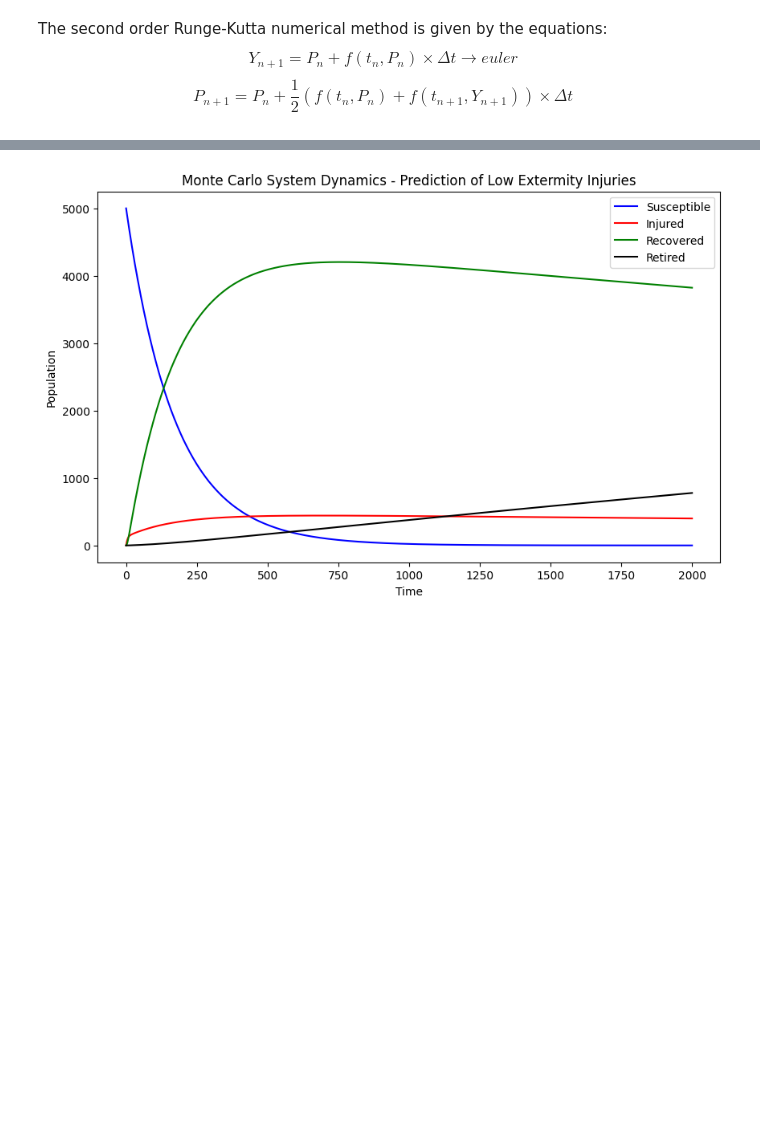
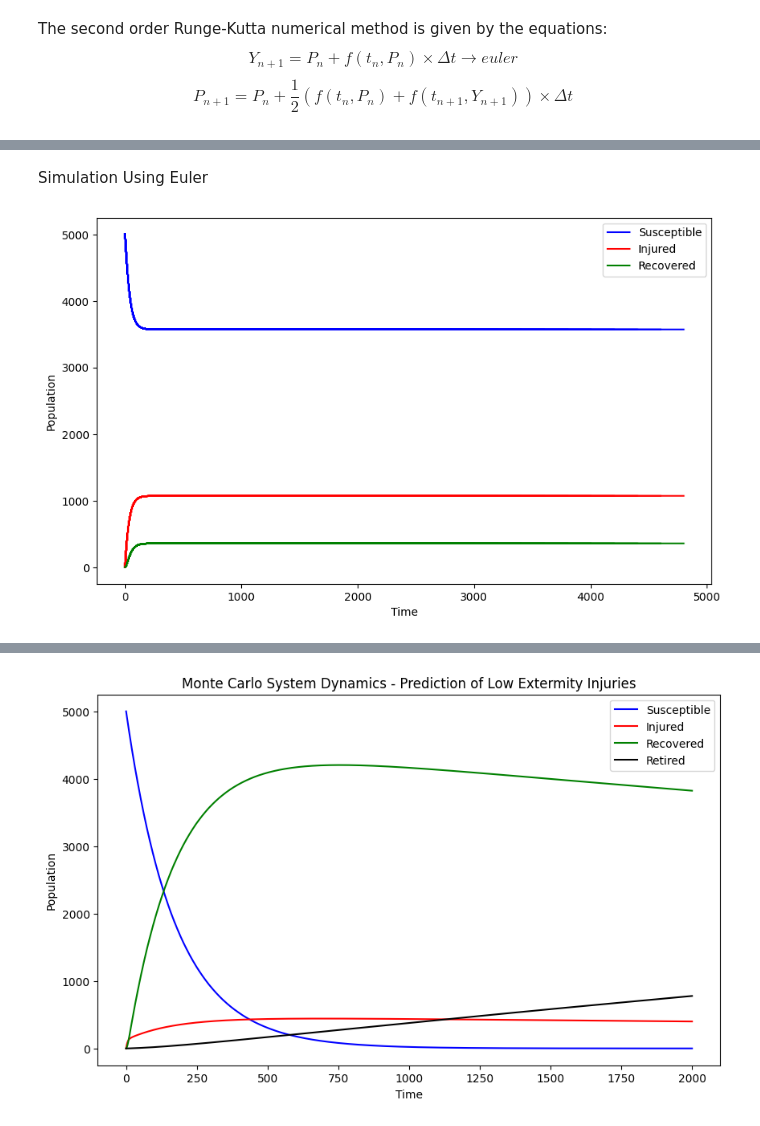
Before and after one commit to zeyadmohaymen/injury-dynamics-model, a Jupyter notebook: src/simulations.ipynb, the cells around one changed output, grey strips where cells are left out. Saved outputs shown, nothing was run; the diff lists cells and outputs as text; code cells hidden in the pictures; blank space fills up the shorter version.

Commit message:
added simulations for a a simple model and a complex model

```diff
--- a/src/simulations.ipynb
+++ b/src/simulations.ipynb
@@ -88,15 +21,17 @@ Euler's numerical method is given by the equation: $$P_{n+1}=P_n+f(t_n,P_n) \tim
 def euler(f, y, dt):
         return y + dt * f
 # %%
-def euler_step(sus, inj, rec, ret, *args):
+def euler_step(model, dt, sus, inj, rec, ret = None, *args):
 
     # Evaluate f(t, P) for all stocks
-    new_susceptible, new_injured, new_recovered, new_retired = injury_model(sus, inj, rec, ret, *args)
+    new_susceptible, new_injured, new_recovered, new_retired = model(sus, inj, rec, *args)
 
     # Compute derivatives using Euler's method
     sus = euler(new_susceptible, sus, dt)
     inj = euler(new_injured, inj, dt)
     rec = euler(new_recovered, rec, dt)
-    ret = euler(new_retired, ret, dt)
+    if ret is not None:
+        ret = euler(new_retired, ret, dt)
+    else: ret = None
 
     return sus, inj, rec, ret
@@ -170,0 +148,13 @@ def runge_kutta_step(sus, inj, rec, ret):
+# %%
+dt, simulation_length, injury_rate, training_rate, rehabilitation_rate, retire_rate, susceptible, injured, recovered, retired = dt_slider.value, simulation_length_slider.value, injury_rate_slider.value, training_rate_slider.value, rehabilitation_rate_slider.value, retire_rate_slider.value, susceptible_slider.value, 0, 0, 0
+
+return_to_training_rate, reaction_time, strength, flexibility, balance, fatigue_rate, neurocondition, workload, shoe_quality, humidity, temperature, risk_exposure_rate_in_games_and_practice, decline_in_core_stability_rate = return_to_training_slider.value, reaction_time_slider.value, strength_slider.value, flexibility_slider.value, balance_slider.value, fatigue_slider.value, neurocondition_slider.value, workload_slider.value, shoe_quality_slider.value, humidity_slider.value, temperature_slider.value, risk_exposure_rate_slider.value, decline_in_core_stability_slider.value
+
+temperature = temperature / (40 - 20)
+quality_of_movement = strength * flexibility * balance * fatigue_rate * neurocondition
+internal_risk_sus = reaction_time * quality_of_movement
+internal_risk_rec = reaction_time * quality_of_movement * decline_in_core_stability_rate
+
+surface_quality = humidity * temperature
+quality_of_shoe_surface_interaction = surface_quality * shoe_quality
+external_risk = workload * quality_of_shoe_surface_interaction
@@ -171 +165,8 @@ def runge_kutta_step(sus, inj, rec, ret):
+# %%
+def update_plot(ax, sus, inj, rec, ret = None):
+    clear_output(wait=True)
+    ax.plot(sus, label='Susceptible', color='blue')
+    ax.plot(inj, label='Injured', color='red')
+    ax.plot(rec, label='Recovered', color='green')
+    if ret is not None: ax.plot(ret, label='Retired', color='black')
 # %%
@@ -207,0 +219,13 @@ plt.close(fig)
+# %%
+def injury_model_basic(susceptible, injured, recovered, inj_rate = injury_rate, train_rate = training_rate, rehab_rate = rehabilitation_rate, return_to_train = return_to_training_rate):
+    ds_dt = - susceptible * inj_rate * train_rate + recovered * return_to_train
+    di_dt = susceptible * inj_rate * train_rate - injured * rehab_rate
+    drec_dt = injured * rehab_rate - recovered * return_to_train
+
+    return ds_dt, di_dt, drec_dt, None
+# %% [markdown]
+Simulation Using Euler
+# %%
+run_simulation(injury_model_basic, euler_step, susceptible, injured, recovered)
+# %% [output]
+[figure, added]
```
Also changed, not shown: parts of 38 cells of this notebook.
